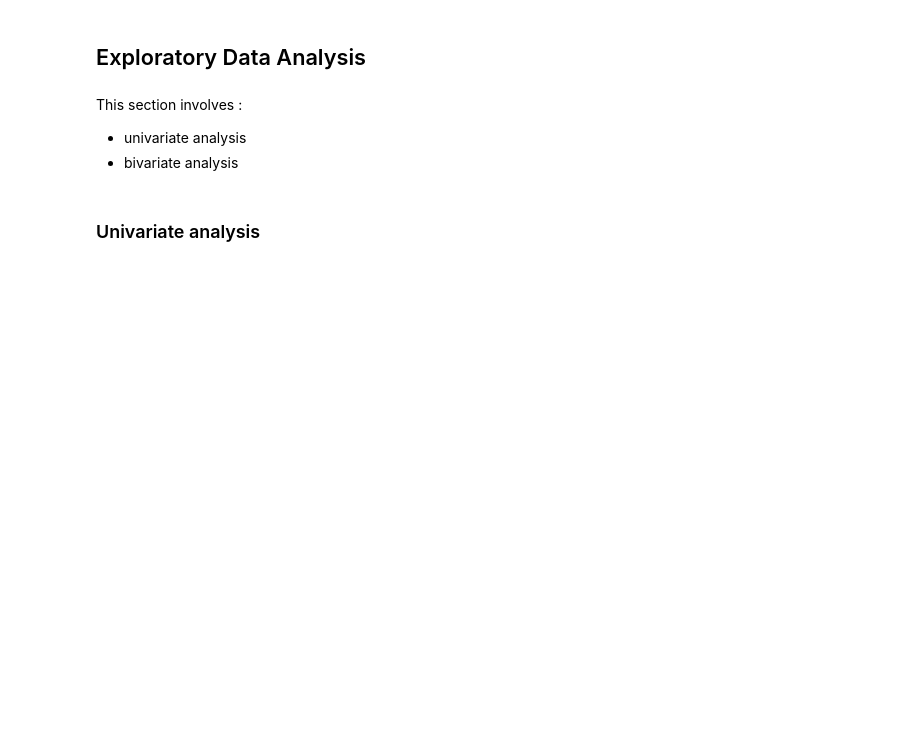
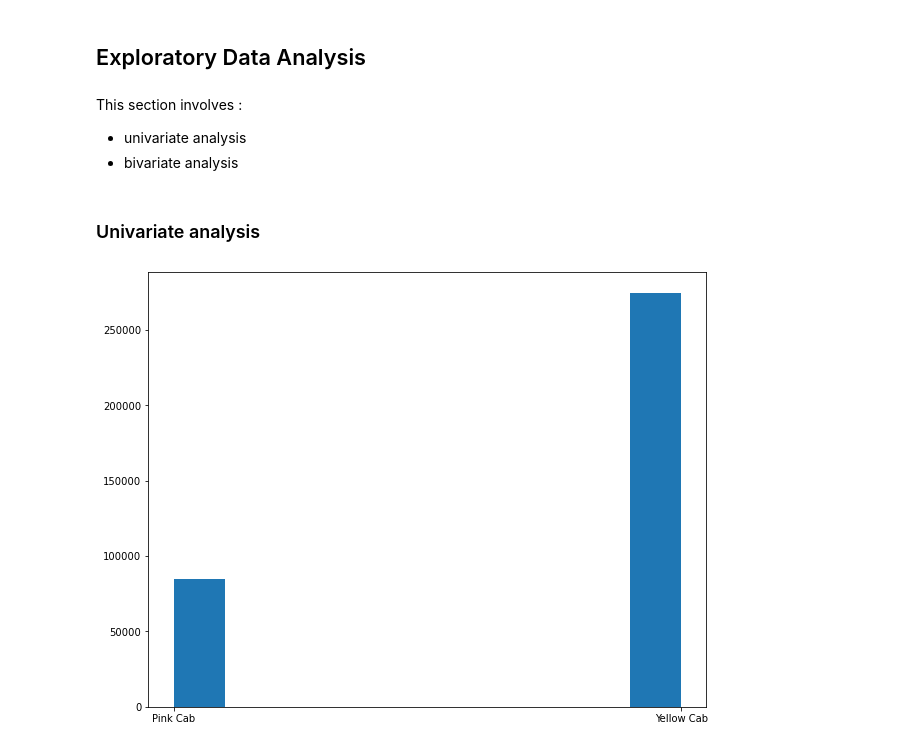
Before and after one commit to felix-n12/Cab-Investment-analysis, a Jupyter notebook: Cabs.ipynb, the cells around one changed output. Cells and saved outputs as stored; diff of their text form; code cells hidden in the pictures; blank space fills up the shorter version.

```diff
--- a/Cabs.ipynb
+++ b/Cabs.ipynb
@@ -307,9 +307,9 @@ cab_trans_cust_city.describe()
 # Lets bin the ages column
 # The age brackets will be kids,adults,middleaged,old
 cab_trans_cust_city.loc[(cab_trans_cust_city.Age)<20,'Age Group'] = 'Kid'
-cab_trans_cust_city.loc[((cab_trans_cust_city.Age> 20)&(cab_trans_cust_city.Age<40)), 'Age Group' ] = 'Young adult'
-cab_trans_cust_city.loc[((cab_trans_cust_city.Age>40)&(cab_trans_cust_city.Age<60)), 'Age Group' ] = 'Middle aged'
-cab_trans_cust_city.loc[(cab_trans_cust_city.Age)>60 , 'Age Group'] = 'elderly'
+cab_trans_cust_city.loc[((cab_trans_cust_city.Age>= 20)&(cab_trans_cust_city.Age<40)), 'Age Group' ] = 'Young adult'
+cab_trans_cust_city.loc[((cab_trans_cust_city.Age>=40)&(cab_trans_cust_city.Age<60)), 'Age Group' ] = 'Middle aged'
+cab_trans_cust_city.loc[(cab_trans_cust_city.Age)>=60 , 'Age Group'] = 'elderly'
 # %%
 cab_trans_cust_city.head()
 # %% [output]
@@ -320,6 +320,9 @@ cab_trans_cust_city.head()
 | 10000013 | Pink Cab | ATLANTA GA | 9.04 | 125.20 | 97.632 | 28712 | Cash | ... |
 | 10000014 | Pink Cab | ATLANTA GA | 33.17 | 377.40 | 351.602 | 28020 | Cash | ... |
 | 10000015 | Pink Cab | ATLANTA GA | 8.73 | 114.62 | 97.776 | 27182 | Card | ... |
+# %%
+#Calculating the profit margin
+cab_trans_cust_city['profit margin']=cab_trans_cust_city['profit']/cab_trans_cust_city['Price Charged']
 # %%
 # Lets bin the income groups
 # Find the yearly income
@@ -350,0 +365,7 @@ This section involves :
+# %%
+#showing the number of transactions made by each company
+fig,ax=plt.subplots(figsize=(10,8))
+ax.hist(cab_trans_cust_city['Company'])
+plt.show()
+# %% [output]
+[figure, added]
```
Also changed, not shown: parts of 23 cells of this notebook.
